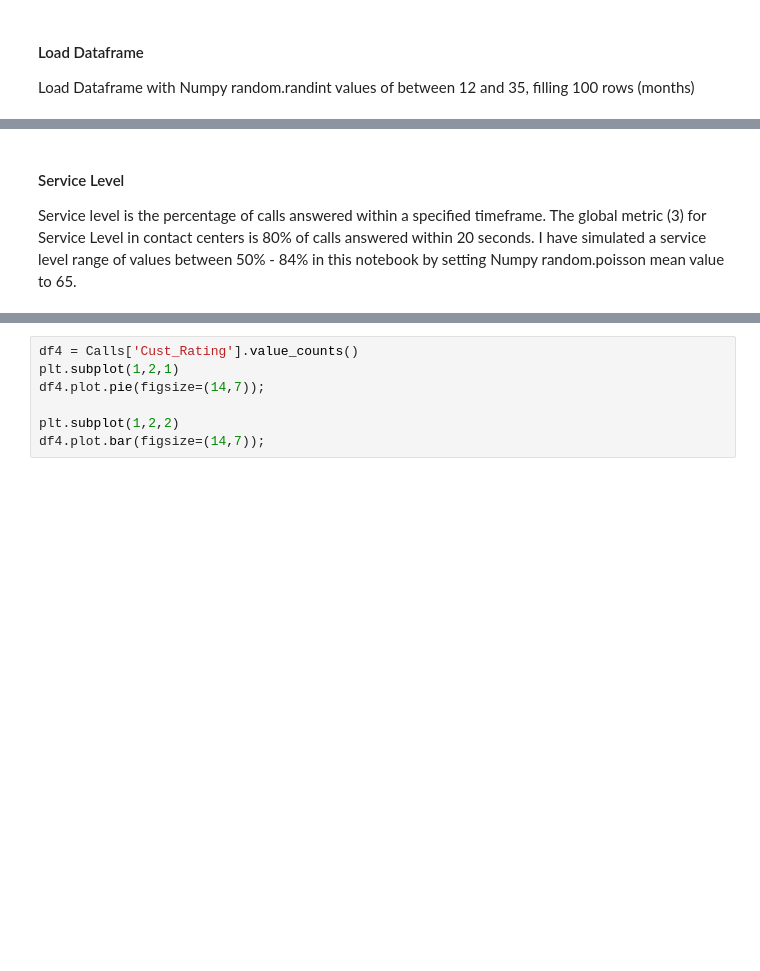
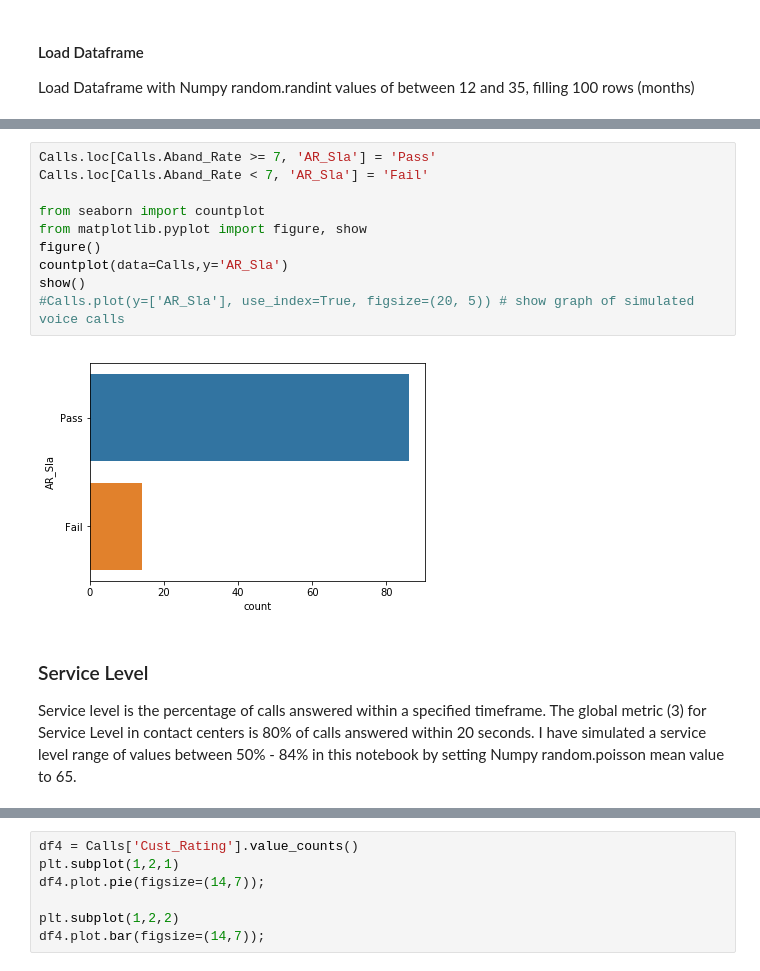
Before and after one commit to eamonnofarrell/Programming_Project, a Jupyter notebook: Prog_Project.ipynb, the cells around one changed output, grey strips where cells are left out. Cells and saved outputs as stored; diff of their text form; blank space fills up the shorter version.

```diff
--- a/Prog_Project.ipynb
+++ b/Prog_Project.ipynb
@@ -95,4 +95,16 @@ Name: Aband_Rate, dtype: int32
+# %%
+Calls.loc[Calls.Aband_Rate >= 7, 'AR_Sla'] = 'Pass'
+Calls.loc[Calls.Aband_Rate < 7, 'AR_Sla'] = 'Fail'
+
+from seaborn import countplot
+from matplotlib.pyplot import figure, show
+figure()
+countplot(data=Calls,y='AR_Sla')
+show()
+#Calls.plot(y=['AR_Sla'], use_index=True, figsize=(20, 5)) # show graph of simulated voice calls
+# %% [output]
+[figure, added]
 # %% [markdown]
-#### Service Level
+### Service Level
 Service level is the percentage of calls answered within a specified timeframe. The global metric (3) for Service Level in contact centers is 80% of calls answered within 20 seconds. I have simulated a service level range of values between 50% - 84% in this notebook by setting Numpy random.poisson mean value to 65.
 # %%
```
Also changed, not shown: parts of 27 cells of this notebook.
